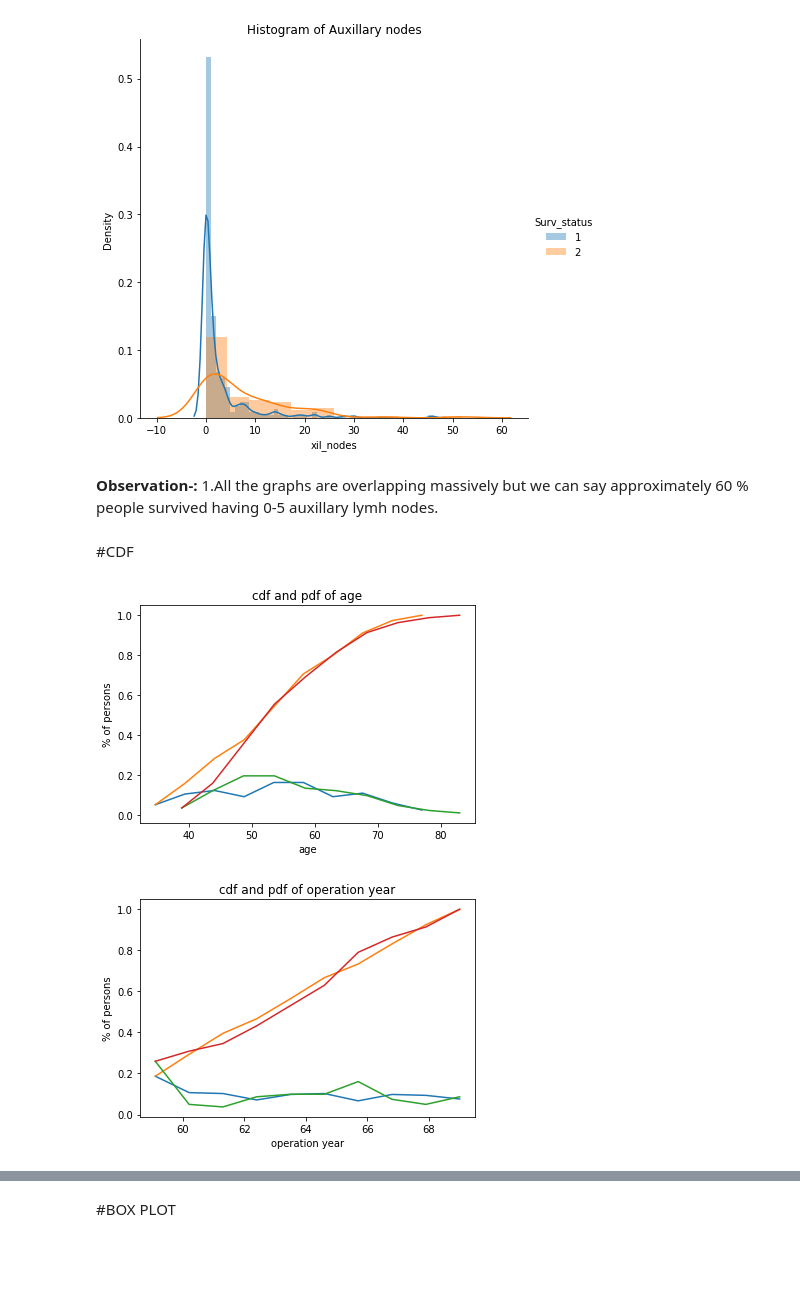
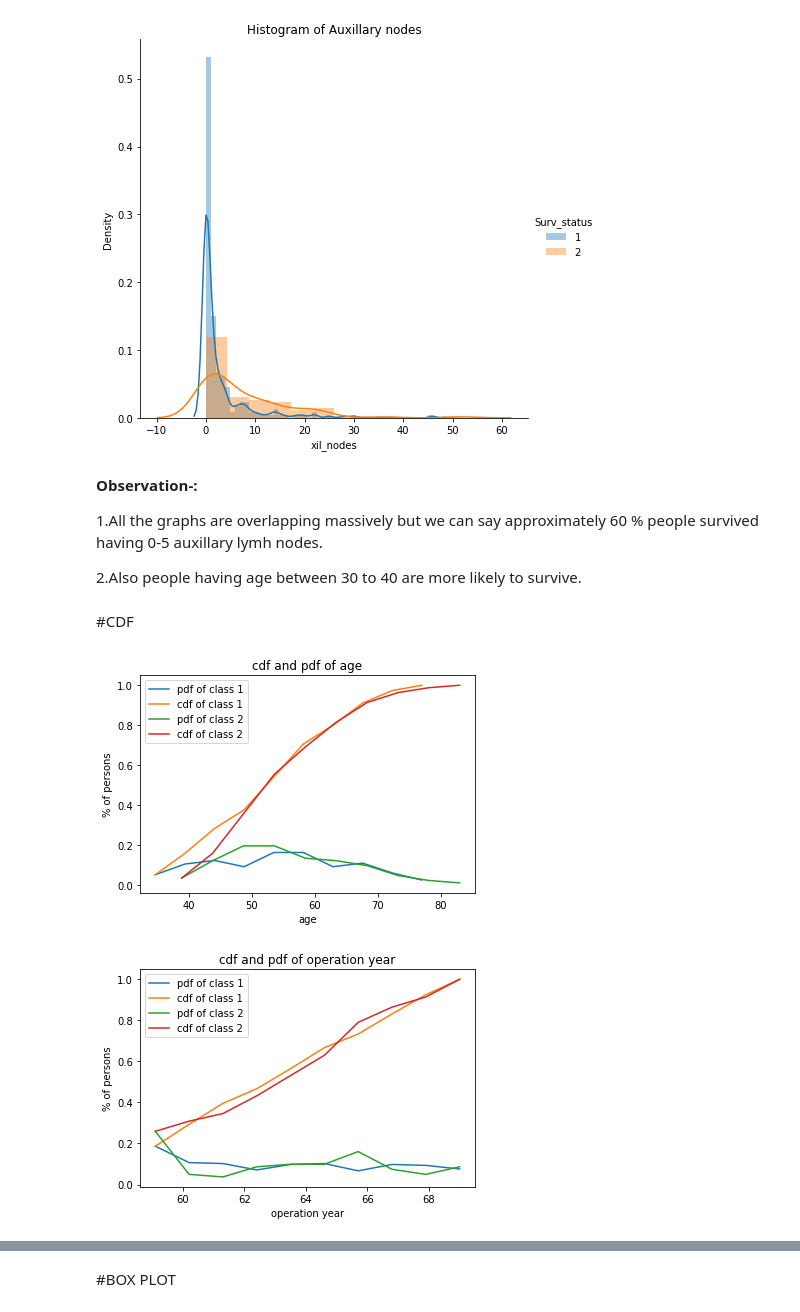
Before and after one commit to riddhi-jain/EDA-using-Haberman-Dataset, a Jupyter notebook: EDA_using_Haberman_Dataset.ipynb, the cells around one changed output, grey strips where cells are left out. Saved outputs shown, nothing was run; the diff lists cells and outputs as text; code cells hidden in the pictures; blank space fills up the shorter version.

```diff
--- a/EDA_using_Haberman_Dataset.ipynb
+++ b/EDA_using_Haberman_Dataset.ipynb
@@ -90,32 +92,37 @@ plt.show();
 [figure]
 # %% [markdown]
 **Observation-:**
+
 1.All the graphs are overlapping massively but we can say approximately 60 % people survived having 0-5 auxillary lymh nodes.
+
+2.Also people having age between 30 to 40 are more likely to survive.
 # %% [markdown]
 #CDF
 # %%
+
 one=haberman.loc[haberman["Surv_status"]==1]
 two=haberman.loc[haberman["Surv_status"]==2]
 label=["pdf of class 1","cdf of class 1","pdf of class 2","cdf of class 2"]
 counts,bin_edges=np.histogram(one["Age"],bins=10,density=True)
 pdf=counts/(sum(counts))
 cdf=np.cumsum(pdf)
 plt.title("cdf and pdf of age")
 plt.ylabel("% of persons")
 plt.xlabel("age")
 plt.plot(bin_edges[1:], pdf)
 plt.plot(bin_edges[1:], cdf)
 
 
 
 counts,bin_edges=np.histogram(two["Age"],bins=10,density=True)
 pdf=counts/(sum(counts))
 cdf=np.cumsum(pdf)
 plt.plot(bin_edges[1:], pdf)
 plt.plot(bin_edges[1:], cdf)
+plt.legend(label)
 plt.show()
 # %% [output]
-[figure, old version]
+[figure, new version]
 # %%
 counts,bin_edges=np.histogram(one["Op_Year"],bins=10,density=True)
 pdf=counts/(sum(counts))
@@ -133,9 +140,10 @@ pdf=counts/(sum(counts))
 cdf=np.cumsum(pdf)
 plt.plot(bin_edges[1:], pdf)
 plt.plot(bin_edges[1:], cdf)
+plt.legend(label)
 plt.show()
 # %% [output]
-[figure, old version]
+[figure, new version]
 # %%
 counts,bin_edges=np.histogram(one["xil_nodes"],bins=10,density=True)
 pdf=counts/(sum(counts))
```
Also changed, not shown: parts of 13 cells of this notebook.
